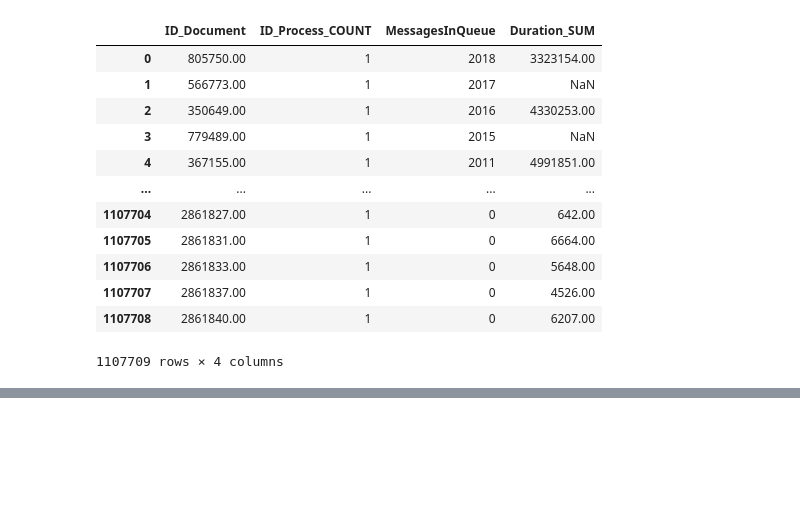
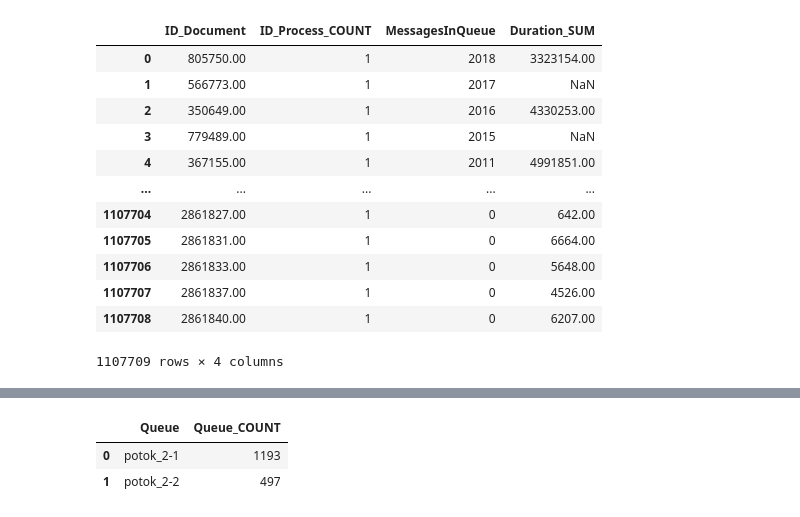
Before and after one commit to KonuTech/yet-another-analysis, a Jupyter notebook: data_quering.ipynb, the cells around one changed output, grey strips where cells are left out. Drawn from its saved outputs; the diff is of its cells as text; code cells hidden in the pictures; blank space fills up the shorter version.

```diff
--- a/data_quering.ipynb
+++ b/data_quering.ipynb
@@ -1111,0 +1112,22 @@ select_19
+# %%
+select_20 = pd.read_sql(
+"""
+    SELECT
+        Queue
+        ,COUNT(Queue) AS Queue_COUNT
+    FROM
+        data
+    WHERE
+        Queue IN ('potok_2-1', 'potok_2-2')
+    GROUP BY
+        Queue
+
+""",
+conn
+)
+# %%
+select_20
+# %% [output]
+|  | Queue | Queue_COUNT |
+| 0 | potok_2-1 | 1193 |
+| 1 | potok_2-2 | 497 |
```
Also changed, not shown: parts of 12 cells of this notebook, 4 other files.
